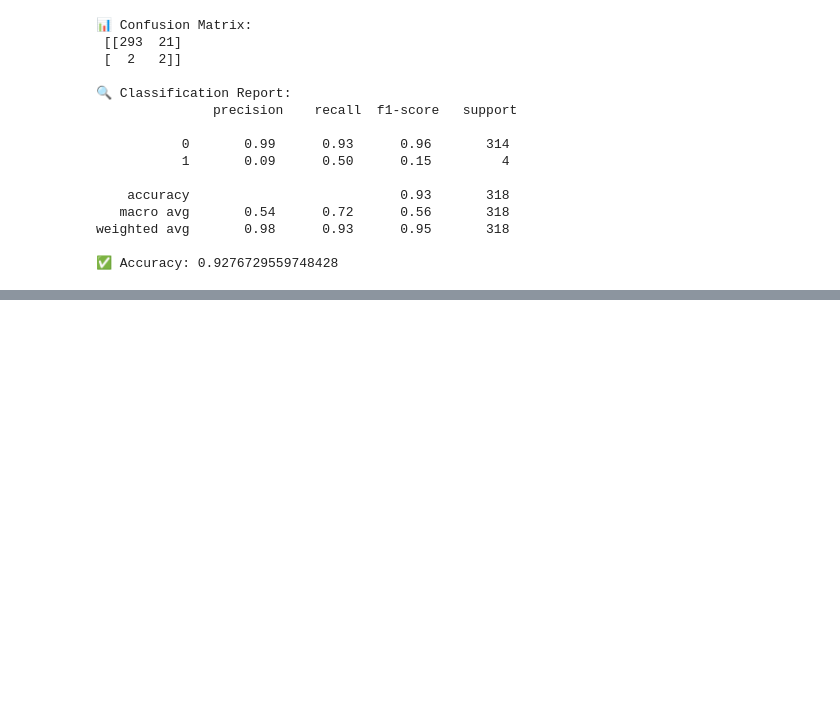
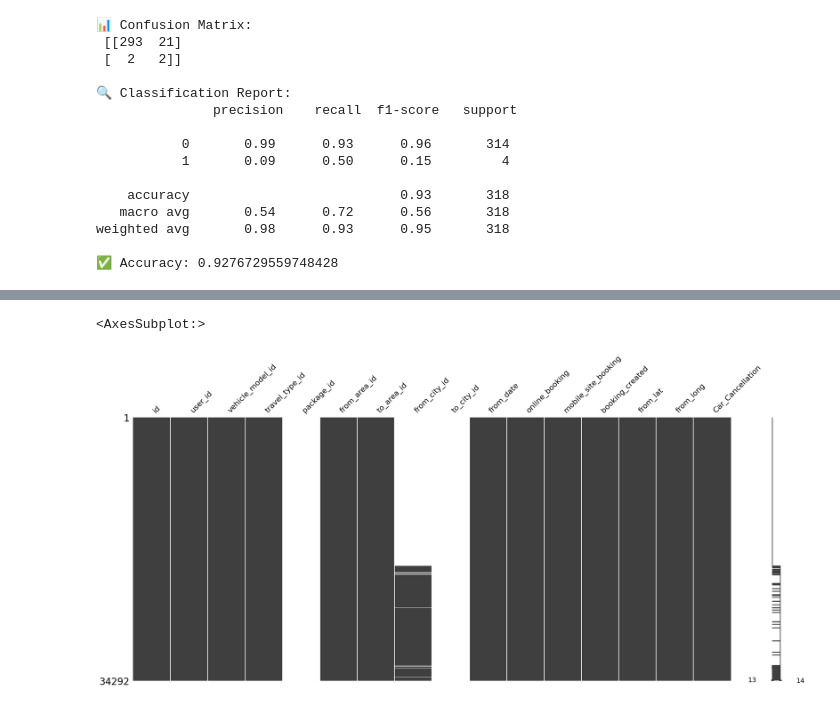
Before and after one commit to Hemant-Dua/Your_Cab_Project, a Jupyter notebook: main.ipynb, the cells around one changed output, grey strips where cells are left out. Drawn from its saved outputs; the diff is of its cells as text; code cells hidden in the pictures; blank space fills up the shorter version.

Commit message:
Travel Type 2 model made and finalized

```diff
--- a/main.ipynb
+++ b/main.ipynb
@@ -436,0 +439,2 @@ weighted avg       0.98      0.93      0.95       318
+# %%
+df2 = travel_type_group[2]
@@ -436,0 +450,5 @@ weighted avg       0.98      0.93      0.95       318
+# %%
+msno.matrix(df2)
+# %% [output]
+<AxesSubplot:>
+[figure, added]
```
Also changed, not shown: parts of 21 cells of this notebook, 2 other files.
